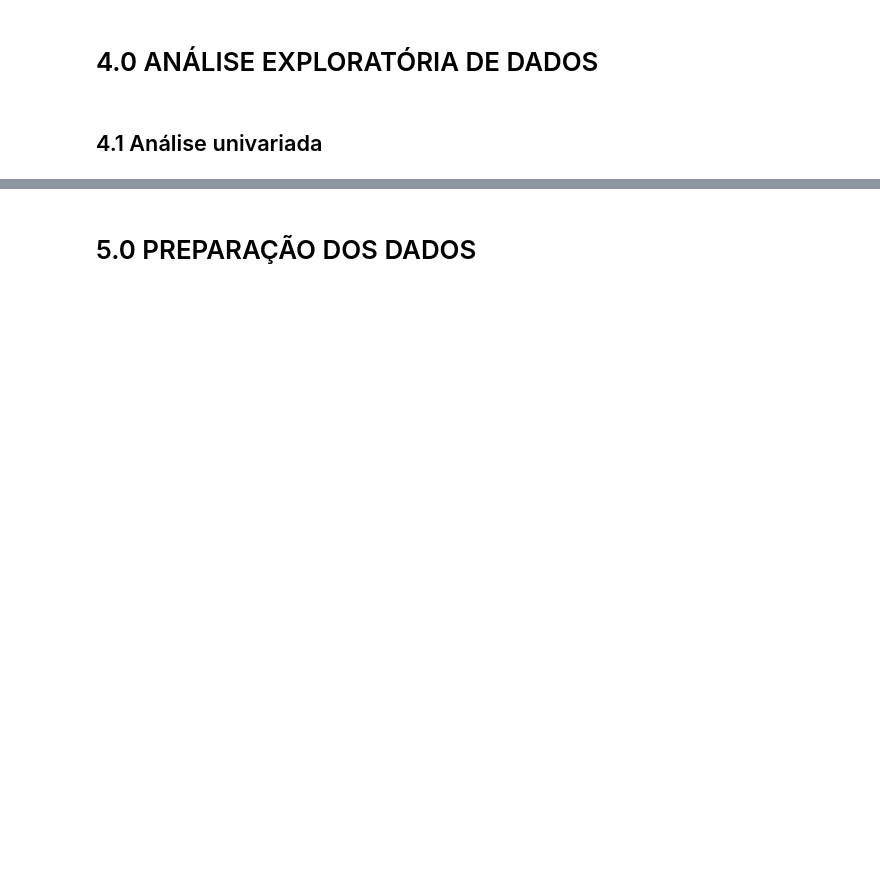
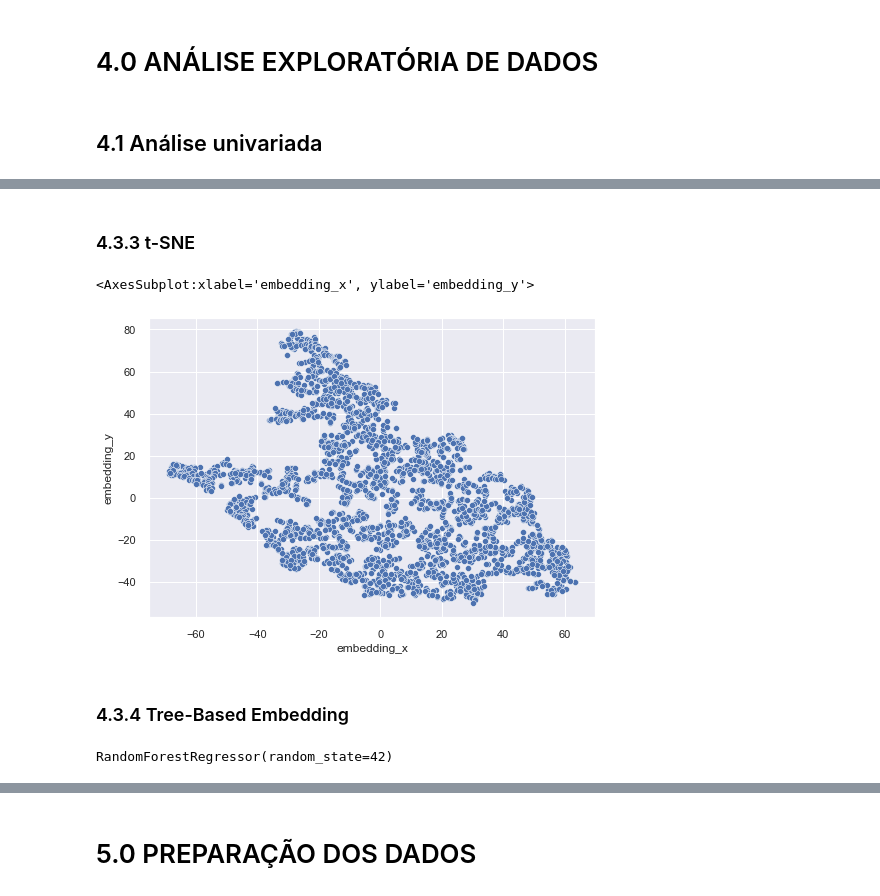
Before and after one commit to hernandesmjunior/Insiders-Clustering, a Jupyter notebook: C04-Feature-Engineering.ipynb, the cells around one changed output, grey strips where cells are left out. Cells and saved outputs as stored; diff of their text form; code cells hidden in the pictures; blank space fills up the shorter version.

Commit message:
c05 1 clustering modeling

```diff
--- a/C04-Feature-Engineering.ipynb
+++ b/C04-Feature-Engineering.ipynb
@@ -571,0 +654,34 @@ df4.sort_values('gross_revenue', ascending=False).head(10)
+# %% [markdown]
+### 4.3.3 t-SNE
+# %%
+reducer = TSNE( n_components=2, n_jobs=-1, random_state=42 )
+embedding = reducer.fit_transform( X )
+
+# embedding
+df_pca['embedding_x'] = embedding[:, 0]
+df_pca['embedding_y'] = embedding[:, 1]
+
+# plot UMAP
+sns.scatterplot( x='embedding_x',
+                 y='embedding_y',
+                 data=df_pca )
+# %% [output]
+<AxesSubplot:xlabel='embedding_x', ylabel='embedding_y'>
+[figure, added]
+# %% [markdown]
+### 4.3.4 Tree-Based Embedding
+# %%
+# training dataset
+
+X = df4.drop(columns=['customer_id', 'gross_revenue'], axis=1)
+y = df4['gross_revenue']
+
+# model definition
+
+rf_model = en.RandomForestRegressor(n_estimators=100, random_state=42)
+
+# model training
+
+rf_model.fit(X, y)
+# %% [output]
+RandomForestRegressor(random_state=42)
```
Also changed, not shown: parts of 28 cells of this notebook, 1 other file.
